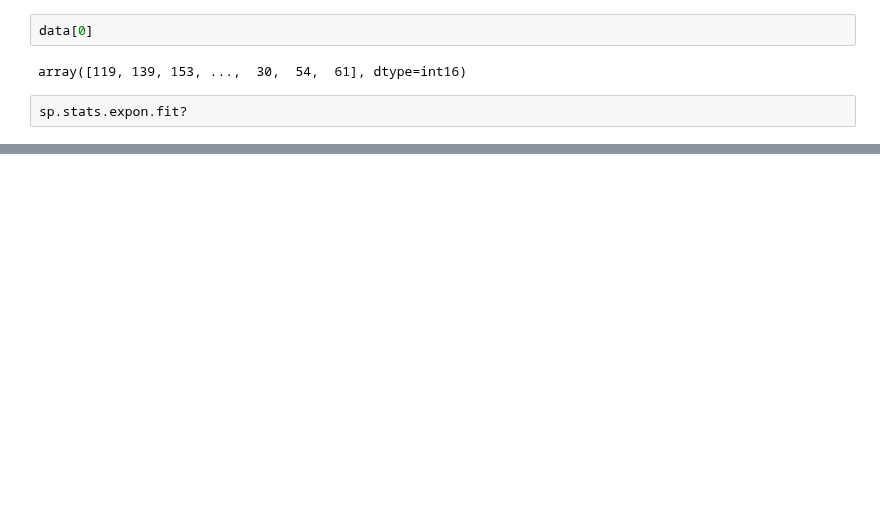
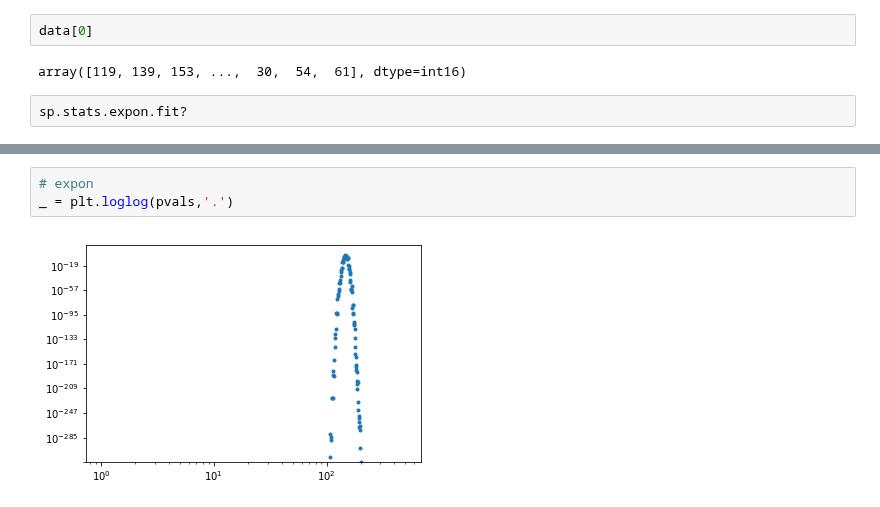
Before and after one commit to voytekresearch/SpectralCA, a Jupyter notebook: analysis_notebooks/exp_comparisons.ipynb, the cells around one changed output, grey strips where cells are left out. Drawn from its saved outputs; the diff is of its cells as text; blank space fills up the shorter version.

```diff
--- a/analysis_notebooks/exp_comparisons.ipynb
+++ b/analysis_notebooks/exp_comparisons.ipynb
@@ -92,0 +78,5 @@ x;
+# %%
+# expon
+_ = plt.loglog(pvals,'.')
+# %% [output]
+[figure, added]
```
Also changed, not shown: parts of 17 cells of this notebook.
